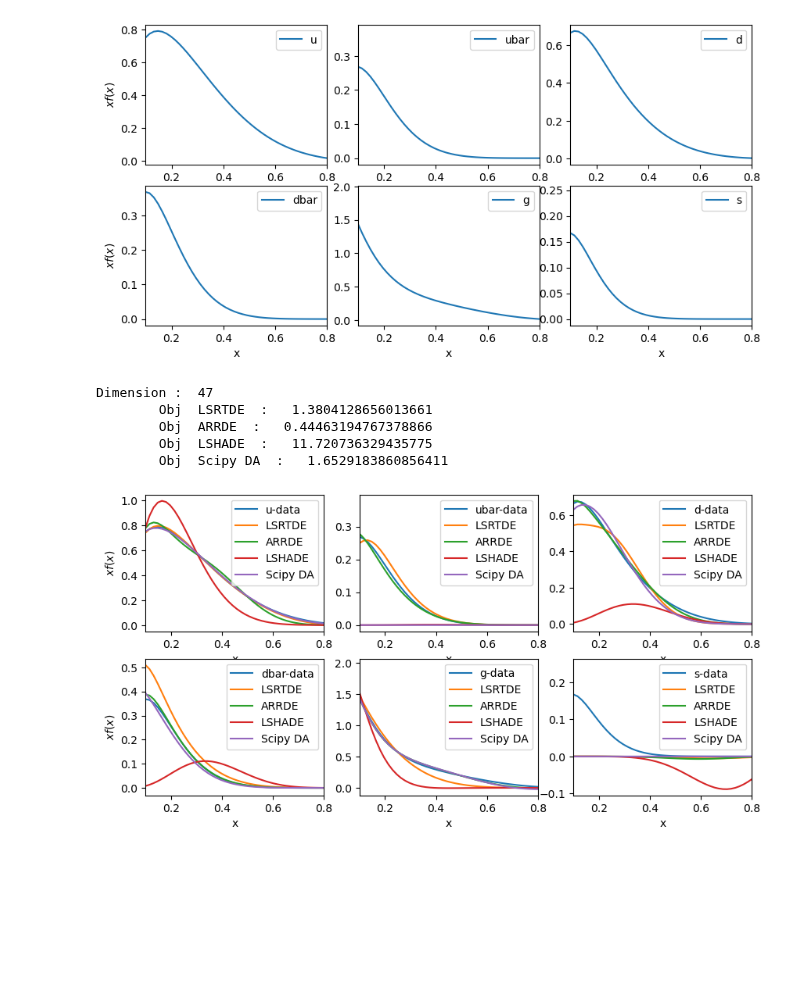
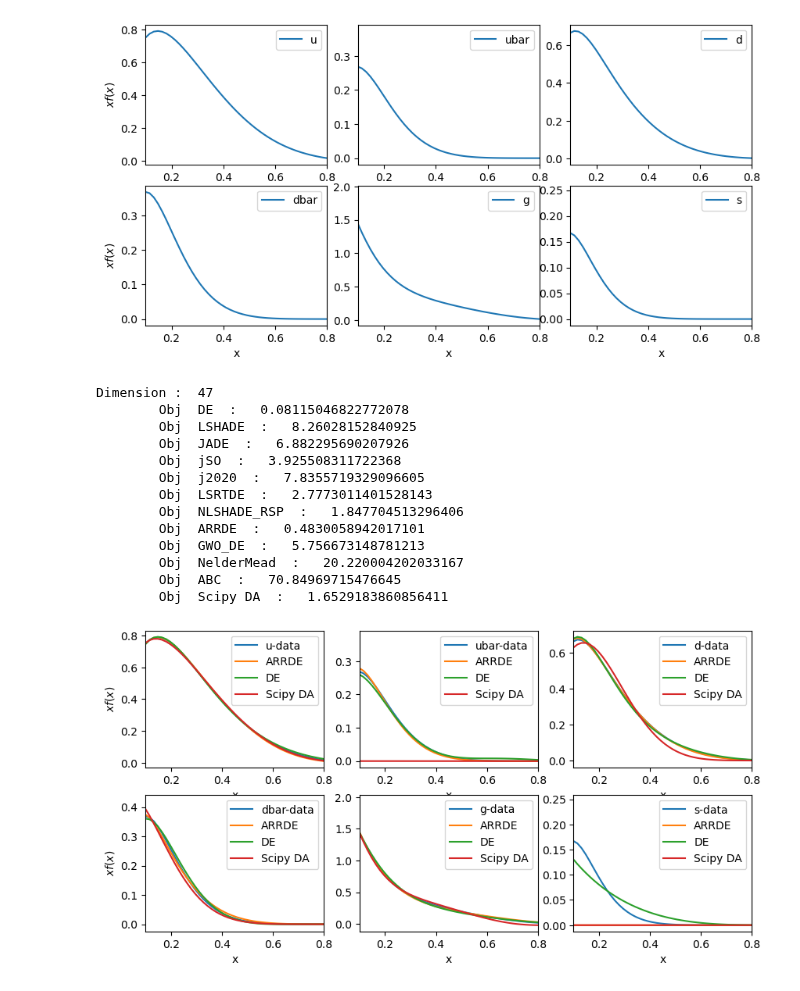
Before and after one commit to khoirulmuzakka/Minion, a Jupyter notebook: docs/source/minionpy/minimizer.ipynb, the cells around one changed output. Saved outputs shown, nothing was run; the diff lists cells and outputs as text; code cells hidden in the pictures; blank space fills up the shorter version.

```diff
--- a/docs/source/minionpy/minimizer.ipynb
+++ b/docs/source/minionpy/minimizer.ipynb
@@ -74,6 +79,11 @@ testFunctionDict = {
     "scaffer6" : mpytest.scaffer6,
     "hcf" : mpytest.hcf,
     "grie_rosen" : mpytest.grie_rosen,
-    "dixon_price" : mpytest.dixon_price
-
+    "dixon_price" : mpytest.dixon_price,
+    "eosom" : mpytest.easom,
+    "hgbat" : mpytest.hgbat,
+    "styblinski_tang" : mpytest.styblinski_tang,
+    "step" : mpytest.step,
+    "weierstrass" : mpytest.weierstrass,
+    "sum_squares" : mpytest.sum_squares
 }
@@ -245,7 +258,7 @@ def run_test_optimization(j, dim, year=2017, seed=None):
 
 
 #algos = ["LSHADE", "NLSHADE_RSP", "j2020", "jSO", "LSRTDE", "GWO_DE", "DE", "JADE", "ARRDE"]
-algos = ["LSRTDE", "ARRDE", "NelderMead"]
+algos = ["LSHADE", "ARRDE", "NelderMead"]
 
 Nmaxeval = 40000 #maximum number of function calls
 dimension = 20
@@ -345,21 +358,22 @@ def objective_function_vect(X) :
 
 bounds= [(-10, 10)]*dimension
 Nmaxeval= 10000
-algos = ["ARRDE", "LSHADE", "LSRTDE" ]
+algos = ["DE","LSHADE", "JADE", "jSO", "j2020", "LSRTDE", "NLSHADE_RSP", "ARRDE", "GWO_DE", "NelderMead", "ABC"]
 
 # Step 4: Minimize the obj function and plot the results
 plt.figure(figsize=(5,3))
 plt.scatter(x_data, y_data, label='Data Points')
 
+x0 = [0.0 for _ in range(dimension)]
 for algo in algos :
-    res = mpy.Minimizer(objective_function_vect, bounds, x0=None, relTol=0.0, algo = algo, maxevals=Nmaxeval, callback=None, seed=0, options={"population_size": 0}).optimize()
+    res = mpy.Minimizer(objective_function_vect, bounds, x0=x0, relTol=0.0, algo = algo, maxevals=Nmaxeval, callback=None, seed=0, options={"population_size": 0}).optimize()
     print(algo , " : ", res.fun)
     plt.plot(x_data, polynomial_model(x_data, res.x ), label=algo)
 
 dual_ann = dual_annealing(objective_function, bounds, maxfun=Nmaxeval)
 print("Dual Annealing : ", dual_ann.fun)
 plt.plot(x_data, polynomial_model(x_data, dual_ann.x ), label="Dual Annealing")
-plt.legend()
+plt.legend(loc="upper left", bbox_to_anchor=(1, 1))
 plt.title('Polynomial Fit')
 plt.xlabel('x')
 plt.ylabel('y')
@@ -430,19 +452,20 @@ def objective_function_vect(params) :
 
 bounds= [(-10, 10)]*dimension
 Nmaxeval=10000
-algos = ["LSRTDE", "LSHADE", "ARRDE"]
+algos = ["DE","LSHADE", "JADE", "jSO", "j2020", "LSRTDE", "NLSHADE_RSP", "ARRDE", "GWO_DE", "NelderMead", "ABC"]
+x0 = [1.0 for _ in range(dimension)]
 
 plt.figure(figsize=(6,4))
 plt.scatter(x_data, y_data, label="data", color="black")
 for algo in algos :
-    res = mpy.Minimizer(objective_function_vect, bounds, x0=None, relTol=0.0, algo = algo, maxevals=Nmaxeval, callback=None, seed=None, options={"population_size": 0}).optimize()
+    res = mpy.Minimizer(objective_function_vect, bounds, x0=x0, relTol=0.0, algo = algo, maxevals=Nmaxeval, callback=None, seed=None, options={"population_size": 0}).optimize()
     print(algo , " : ", res.fun)
     plt.plot(x_data, gmm_model(x_data, res.x ), label=algo)
 
 dual_ann = dual_annealing(objective_function, bounds, maxfun=Nmaxeval)
 print("Dual Annealing : ", dual_ann.fun)
 plt.plot(x_data, gmm_model(x_data, dual_ann.x ), label="Dual Annealing")
-plt.legend()
+plt.legend(loc="upper left", bbox_to_anchor=(1, 1))
 plt.title('Polynomial Fit')
 plt.xlabel('x')
 plt.ylabel('y')
@@ -607,42 +638,49 @@ dimension = 47
 print("Dimension : ", dimension)
 bounds= [(-10, 10)]*dimension
 Nmaxeval=50000
+x0 = [1.0 for _ in range(dimension)]
 
 # Optimize the coefficientÄs using Nelder-Mead
 
-#algos = ["LSHADE", "NLSHADE_RSP", "j2020", "jSO", "LSRTDE", "GWO_DE", "DE", "JADE", "ARRDE"]
-algos = ["LSRTDE", "ARRDE", "LSHADE"]
-
+algos = ["DE","LSHADE", "JADE", "jSO", "j2020", "LSRTDE", "NLSHADE_RSP", "ARRDE", "GWO_DE", "NelderMead", "ABC"]
 
 results = {}
 for algo in algos :
-    res = mpy.Minimizer(ct18.chi2_vect,bounds, x0=None,algo=algo, relTol=0.0,  maxevals=Nmaxeval, callback=None, seed=i+2, options={"population_size": 0} ).optimize()
+    res = mpy.Minimizer(ct18.chi2_vect,bounds, x0=x0,algo=algo, relTol=0.0,  maxevals=Nmaxeval, callback=None, seed=None, options={"population_size": 0} ).optimize()
     print("\tObj ", algo, " :  ", res.fun)
     results[algo] = res
 
 dual_ann = dual_annealing(ct18.chi2, bounds, maxfun=Nmaxeval)
 print("\tObj ", "Scipy DA", " :  ", dual_ann.fun)
 results["Scipy DA"] = dual_ann
 
 fig, axes = plt.subplots(2, 3, figsize=(10, 5))
 labels = ["u-data", "ubar-data", "d-data", "dbar-data", "g-data", "s-data"]
 
 # Plotting each function in its corresponding subplot
 for i, ax in enumerate(axes.flatten()):
     ax.plot(ct18.xlist, data[i], label=labels[i])
-    for algo in results :
+    for algo in ["ARRDE", "DE", "Scipy DA"] :
         ct18.setParameter(results[algo].x)
         theo = ct18.getData()
         ax.plot(ct18.xlist, theo[i], label=algo)
     ax.set_xlim(0.1, 0.8)
     ax.set_xlabel("x")
     if (i%3 == 0):
         ax.set_ylabel(r"$xf(x)$")
     ax.legend()
 # %% [output]
 Dimension :  47
-        Obj  LSRTDE  :   1.3804128656013661
-        Obj  ARRDE  :   0.44463194767378866
-        Obj  LSHADE  :   11.720736329435775
+        Obj  DE  :   0.08115046822772078
+        Obj  LSHADE  :   8.26028152840925
+        Obj  JADE  :   6.882295690207926
+        Obj  jSO  :   3.925508311722368
+        Obj  j2020  :   7.8355719329096605
+        Obj  LSRTDE  :   2.7773011401528143
+        Obj  NLSHADE_RSP  :   1.847704513296406
+        Obj  ARRDE  :   0.4830058942017101
+        Obj  GWO_DE  :   5.756673148781213
+        Obj  NelderMead  :   20.220004202033167
+        Obj  ABC  :   70.84969715476645
         Obj  Scipy DA  :   1.6529183860856411
-[figure, old version]
+[figure, new version]
```
Also changed, not shown: parts of 12 cells of this notebook, 1 other file.
